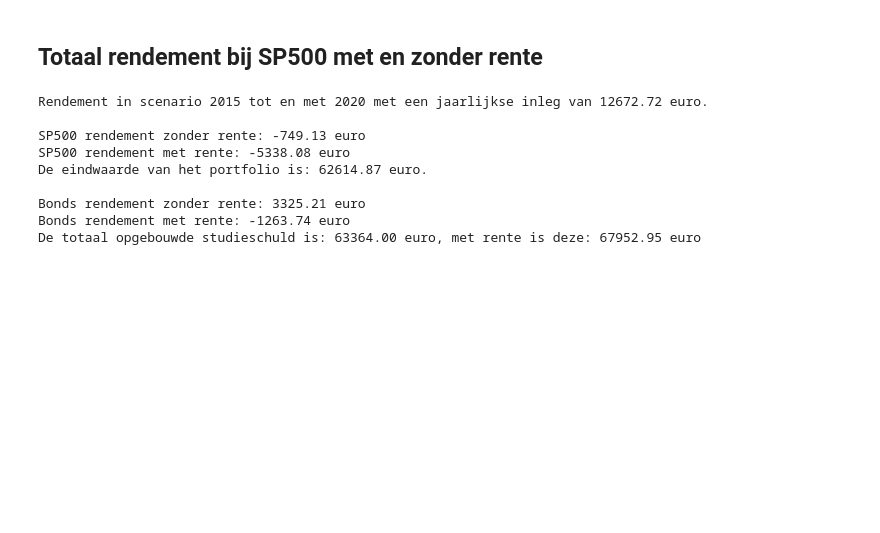
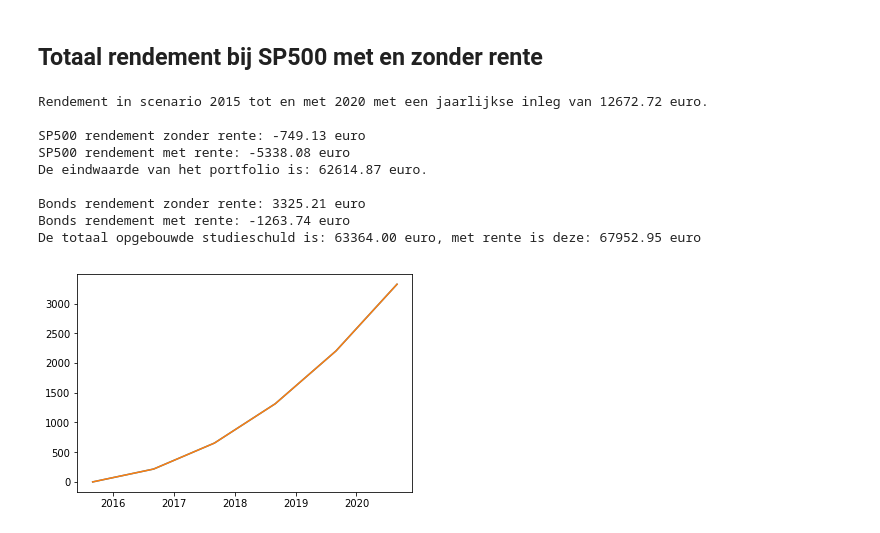
Before and after one commit to joostlek/analyical_skills, a Jupyter notebook: analytical_skills.ipynb, the cells around one changed output. Saved outputs shown, nothing was run; the diff lists cells and outputs as text; code cells hidden in the pictures; blank space fills up the shorter version.

```diff
--- a/analytical_skills.ipynb
+++ b/analytical_skills.ipynb
@@ -252,3 +254,10 @@ De eindwaarde van het portfolio is: 62614.87 euro.
 Bonds rendement zonder rente: 3325.21 euro
 Bonds rendement met rente: -1263.74 euro
 De totaal opgebouwde studieschuld is: 63364.00 euro, met rente is deze: 67952.95 euro
+# %%
+fig, ax = plt.subplots()
+ax.plot(df['date'], df['waarde staatsleningen'] - df['schuld met rente 0.00'])
+ax.plot(df['date'], df['waarde staatsleningen'.format(leningrente*100)] - df['schuld met rente 0.00'])
+plt.show()
+# %% [output]
+[figure, added]
```
Also changed, not shown: parts of 2 cells of this notebook.
